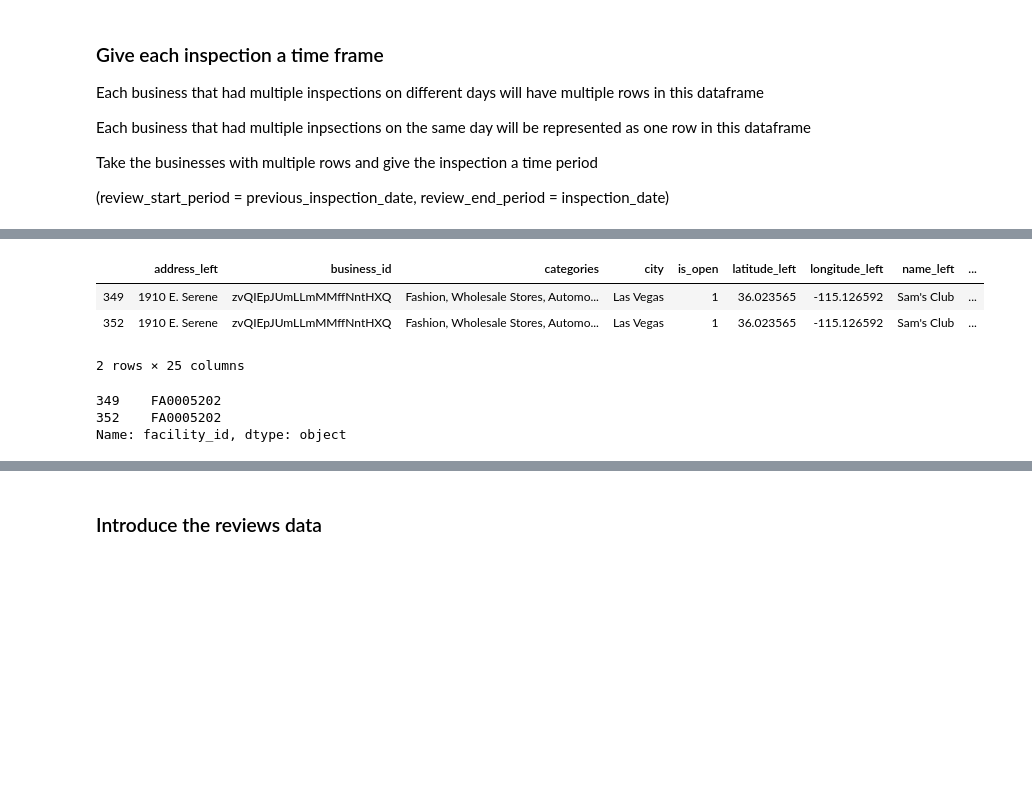
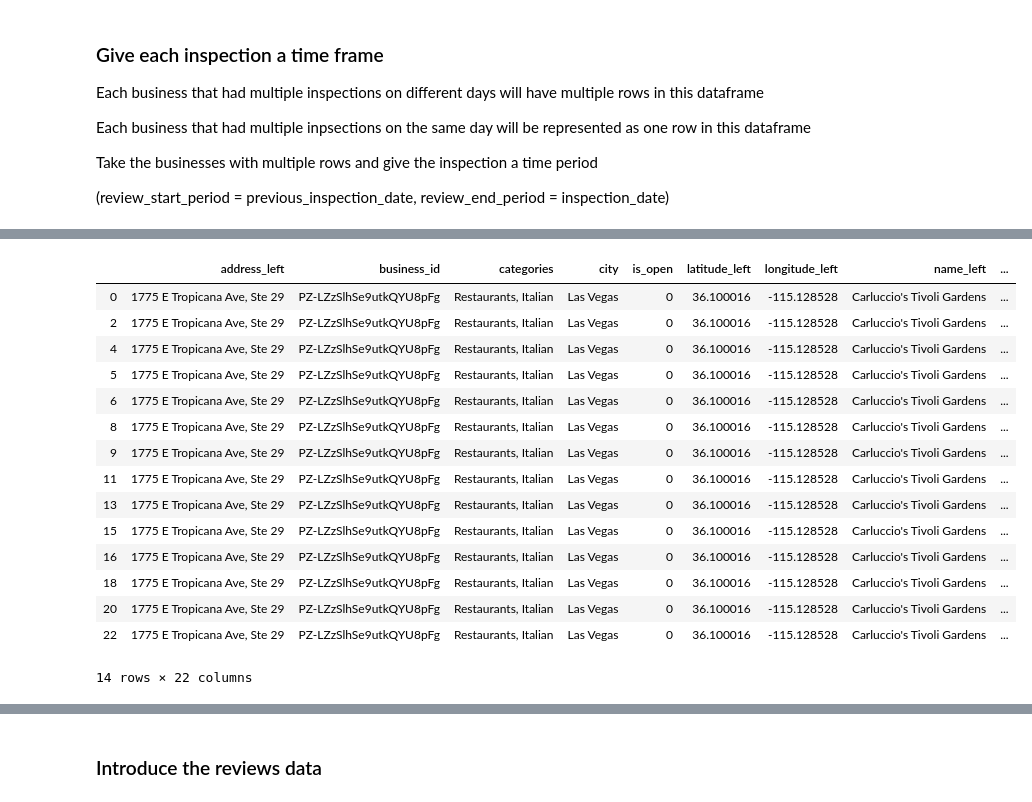
Before and after one commit to RishabPanyam96/Las_Vegas_Food_Inspection, a Jupyter notebook: code/review_inspection_merge.ipynb, the cells around one changed output, grey strips where cells are left out. Cells and saved outputs as stored; diff of their text form; code cells hidden in the pictures; blank space fills up the shorter version.

```diff
--- a/code/review_inspection_merge.ipynb
+++ b/code/review_inspection_merge.ipynb
@@ -237,6 +338,6 @@ business_ment_df.head()
 # %% [markdown]
 ### Aggregate inspections that happen on the same day
 # %%
-count_df = business_ment_df.groupby(['facility_id', 'date_current']).agg({'current_grade': 'count', 'current_demerits': 'mean'})
+count_df = business_ment_df.groupby(['business_id', 'inspection_date']).agg({'inspection_grade': 'count', 'inspection_demerits': 'mean'})
 count_df
 # %% [output]
@@ -263,5 +358,5 @@ Name: (FA0005923, 2011-02-01 00:00:00), dtype: float64
 # %%
 count_df = count_df.reset_index()
-count_df = count_df.rename(columns={'current_grade': 'inspection_count', 'current_demerits': 'average_demerits'})
+count_df = count_df.rename(columns={'inspection_grade': 'inspection_count', 'inspection_demerits': 'average_demerits'})
 count_df.head()
 # %% [output]
@@ -279,4 +371,4 @@ count_df[count_df['facility_id'] == 'FA0005923']
 # %%
-agg_inspection_df = business_ment_df.merge(count_df, how='inner', on=['facility_id', 'date_current'])
+agg_inspection_df = business_ment_df.merge(count_df, how='inner', on=['business_id', 'inspection_date'])
 agg_inspection_df.head()
 # %% [output]
@@ -289,0 +397,6 @@ agg_inspection_df.head()
+# %%
+no_longer_needed = ['permit_number', 'PE', 'restaurant_name', 'date_current', 'search_text', 'serial_number',
+                    'employee_id', 'inspection_type_id', 'inspection_demerits', 'inspection_grade',
+                    'inspection_grade_new', 'inspection_result', 'record_updated', 'inspection_type',
+                    'inspection_time', 'city_id', 'city_name', 'zip_code']
+agg_inspection_df.drop(columns = no_longer_needed).drop_duplicates()
@@ -400,13 +595,19 @@ group_business_df
 # %%
-agg_inspection_df[agg_inspection_df['business_id'] == 'zvQIEpJUmLLmMMffNntHXQ']
+agg_inspection_df[agg_inspection_df['business_id'] == 'PZ-LZzSlhSe9utkQYU8pFg']
 # %% [output]
 |  | address_left | business_id | categories | city | is_open | latitude_left | longitude_left | name_left | ... |
-| 349 | 1910 E. Serene | zvQIEpJUmLLmMMffNntHXQ | Fashion, Wholesale Stores, Automo... | Las Vegas | 1 | 36.023565 | -115.126592 | Sam's Club | ... |
-| 352 | 1910 E. Serene | zvQIEpJUmLLmMMffNntHXQ | Fashion, Wholesale Stores, Automo... | Las Vegas | 1 | 36.023565 | -115.126592 | Sam's Club | ... |
+| 0 | 1775 E Tropicana Ave, Ste 29 | PZ-LZzSlhSe9utkQYU8pFg | Restaurants, Italian | Las Vegas | 0 | 36.100016 | -115.128528 | Carluccio's Tivoli Gardens | ... |
+| 2 | 1775 E Tropicana Ave, Ste 29 | PZ-LZzSlhSe9utkQYU8pFg | Restaurants, Italian | Las Vegas | 0 | 36.100016 | -115.128528 | Carluccio's Tivoli Gardens | ... |
+| 4 | 1775 E Tropicana Ave, Ste 29 | PZ-LZzSlhSe9utkQYU8pFg | Restaurants, Italian | Las Vegas | 0 | 36.100016 | -115.128528 | Carluccio's Tivoli Gardens | ... |
+| 5 | 1775 E Tropicana Ave, Ste 29 | PZ-LZzSlhSe9utkQYU8pFg | Restaurants, Italian | Las Vegas | 0 | 36.100016 | -115.128528 | Carluccio's Tivoli Gardens | ... |
+| 6 | 1775 E Tropicana Ave, Ste 29 | PZ-LZzSlhSe9utkQYU8pFg | Restaurants, Italian | Las Vegas | 0 | 36.100016 | -115.128528 | Carluccio's Tivoli Gardens | ... |
+| 8 | 1775 E Tropicana Ave, Ste 29 | PZ-LZzSlhSe9utkQYU8pFg | Restaurants, Italian | Las Vegas | 0 | 36.100016 | -115.128528 | Carluccio's Tivoli Gardens | ... |
+| 9 | 1775 E Tropicana Ave, Ste 29 | PZ-LZzSlhSe9utkQYU8pFg | Restaurants, Italian | Las Vegas | 0 | 36.100016 | -115.128528 | Carluccio's Tivoli Gardens | ... |
+| 11 | 1775 E Tropicana Ave, Ste 29 | PZ-LZzSlhSe9utkQYU8pFg | Restaurants, Italian | Las Vegas | 0 | 36.100016 | -115.128528 | Carluccio's Tivoli Gardens | ... |
+| 13 | 1775 E Tropicana Ave, Ste 29 | PZ-LZzSlhSe9utkQYU8pFg | Restaurants, Italian | Las Vegas | 0 | 36.100016 | -115.128528 | Carluccio's Tivoli Gardens | ... |
+| 15 | 1775 E Tropicana Ave, Ste 29 | PZ-LZzSlhSe9utkQYU8pFg | Restaurants, Italian | Las Vegas | 0 | 36.100016 | -115.128528 | Carluccio's Tivoli Gardens | ... |
+| 16 | 1775 E Tropicana Ave, Ste 29 | PZ-LZzSlhSe9utkQYU8pFg | Restaurants, Italian | Las Vegas | 0 | 36.100016 | -115.128528 | Carluccio's Tivoli Gardens | ... |
+| 18 | 1775 E Tropicana Ave, Ste 29 | PZ-LZzSlhSe9utkQYU8pFg | Restaurants, Italian | Las Vegas | 0 | 36.100016 | -115.128528 | Carluccio's Tivoli Gardens | ... |
+| 20 | 1775 E Tropicana Ave, Ste 29 | PZ-LZzSlhSe9utkQYU8pFg | Restaurants, Italian | Las Vegas | 0 | 36.100016 | -115.128528 | Carluccio's Tivoli Gardens | ... |
+| 22 | 1775 E Tropicana Ave, Ste 29 | PZ-LZzSlhSe9utkQYU8pFg | Restaurants, Italian | Las Vegas | 0 | 36.100016 | -115.128528 | Carluccio's Tivoli Gardens | ... |
-2 rows × 25 columns
+14 rows × 22 columns
-# %%
-agg_inspection_df[agg_inspection_df['business_id'] == 'zvQIEpJUmLLmMMffNntHXQ']['facility_id']
-# %% [output]
-349    FA0005202
-352    FA0005202
-Name: facility_id, dtype: object
```
Also changed, not shown: parts of 94 cells of this notebook, 1 other file.
